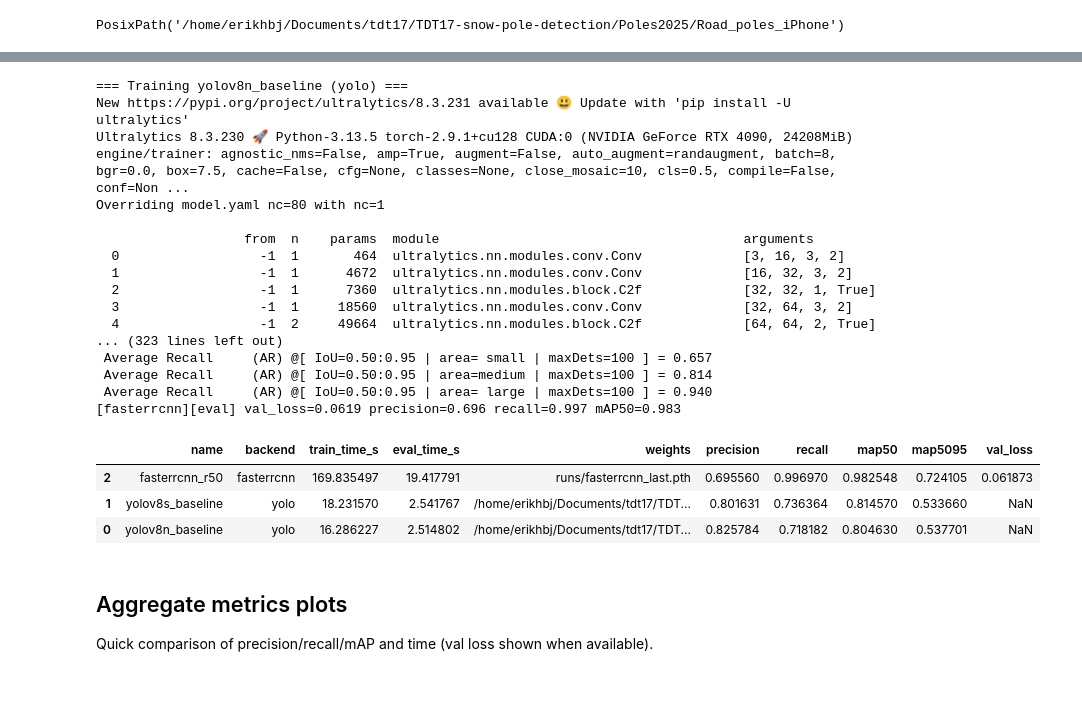
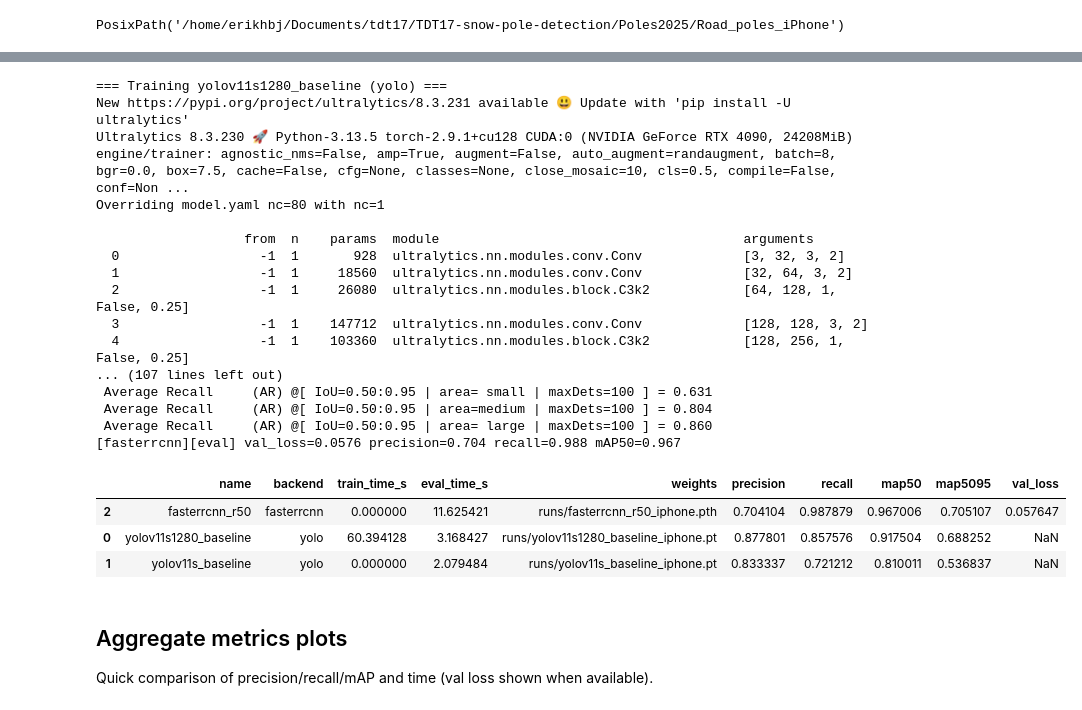
Before and after one commit to HesteBjorn/TDT17-snow-pole-detection, a Jupyter notebook: notebooks/models_exploration.ipynb, the cells around one changed output, grey strips where cells are left out. Drawn from its saved outputs; the diff is of its cells as text; code cells hidden in the pictures.

```diff
--- a/notebooks/models_exploration.ipynb
+++ b/notebooks/models_exploration.ipynb
@@ -14,8 +14,9 @@ import numpy as np
 import pandas as pd
 import matplotlib.pyplot as plt
 import seaborn as sns
+from PIL import Image
 
-# Normalize project root
+# Normalize project rootk
 PROJECT_ROOT = Path().resolve()
 if PROJECT_ROOT.name == "notebooks":
     PROJECT_ROOT = PROJECT_ROOT.parent
@@ -23,25 +24,27 @@ if str(PROJECT_ROOT) not in sys.path:
     sys.path.insert(0, str(PROJECT_ROOT))
 
 from src.predictors import get_detector
-from src.config import Paths, TrainingConfig, TorchvisionDetectionConfig
+from src.config import Paths, TrainingConfig, TorchvisionDetectionConfig, select_paths
 from src import data as data_utils
+from src.data import load_split_dataframe, infer_dataset_key
 
-# Dataset (YOLO format). Swap root to try another dataset.
-DATASET_ROOT = PROJECT_ROOT / "Poles2025/Road_poles_iPhone"
-# DATASET_ROOT = PROJECT_ROOT / "Poles2025/roadpoles_v1"
-paths = Paths(dataset_root=DATASET_ROOT)
+# Dataset selector
+dataset_name = 'iphone'
+paths = select_paths(dataset_name)
 
+import torch
 # Inference / matching controls
 CONF_THRESH = 0.25
 IOU_MATCH = 0.5
 OVERLAP_IOU_THRESH = 0.3
 MAX_EVAL_IMAGES = 400000
-DATASET_ROOT
+paths.dataset_root
 # %% [output]
 PosixPath('/home/erikhbj/Documents/tdt17/TDT17-snow-pole-detection/Poles2025/Road_poles_iPhone')
 # %%
 # Define experiments across backends
 experiments = [
+    {"name": "yolov11s1280_baseline", "backend": "yolo", "train_cfg": {"model": "yolo11s.pt", "epochs": 3, "batch": 8, "imgsz": 1280}},
     {"name": "yolov11s_baseline", "backend": "yolo", "train_cfg": {"model": "yolo11s.pt", "epochs": 3, "batch": 8, "imgsz": 640}},
     {"name": "fasterrcnn_r50", "backend": "fasterrcnn", "train_cfg": {"epochs": 3, "batch_size": 2, "lr": 0.005}},
 ]
@@ -81,63 +87,77 @@ def iou(box1, box2):
     union = area1 + area2 - inter + 1e-9
     return inter / union
 # %%
-# Train and evaluate all experiments
+# Train and evaluate all experiments (with cache)
 results_rows = []
 for exp in experiments:
     backend = exp["backend"]
-    print(f"=== Training {exp['name']} ({backend}) ===")
+    print(f"=== Training {exp["name"]} ({backend}) ===")
+    cache_name = f"{exp["name"]}_{dataset_name}"
+    cache_dir = paths.runs_dir
+    cache_dir.mkdir(parents=True, exist_ok=True)
+    if backend == "yolo":
+        weights_path = cache_dir / f"{cache_name}.pt"
+    else:
+        weights_path = cache_dir / f"{cache_name}.pth"
 
     if backend == "yolo":
         cfg = TrainingConfig(**exp["train_cfg"])
         overrides = {"name": exp["name"]}
         eval_kwargs = {"imgsz": cfg.imgsz, "batch": cfg.batch, "conf": CONF_THRESH}
     else:
         cfg = TorchvisionDetectionConfig(**exp["train_cfg"])
         overrides = None
         eval_kwargs = {}
 
     detector = get_detector(backend, paths=paths, train_cfg=cfg, overrides=overrides)
-    train_res = detector.train()
-    weights_path = exp.get("weights_override") or train_res.last_checkpoint
-    if weights_path is None:
-        raise RuntimeError("No weights produced for experiment" )
 
-    metrics = detector.evaluate(weights=Path(weights_path), **eval_kwargs)
+    if weights_path.exists():
+        print(f"[cache] Loading existing weights: {weights_path}")
+        train_time = 0.0  # Default fallback
+    else:
+        train_res = detector.train()
+        train_time = getattr(train_res, "train_time_seconds", None)
+        if train_res.last_checkpoint and Path(train_res.last_checkpoint).exists():
+            weights_path.write_bytes(Path(train_res.last_checkpoint).read_bytes())
+            print(f"[cache] Saved {weights_path}")
+
+    weights_to_eval = exp.get("weights_override") or weights_path
+    metrics = detector.evaluate(weights=Path(weights_to_eval), **eval_kwargs)
     m = metrics_from_results(metrics)
 
     results_rows.append({
         "name": exp["name"],
         "backend": backend,
-        "train_time_s": getattr(train_res, "train_time_seconds", None),
+        "train_time_s": train_time,
         "eval_time_s": getattr(metrics, "eval_time_seconds", None),
         "weights": str(weights_path),
         **m,
     })
 
 results_df = pd.DataFrame(results_rows)
 display(results_df.sort_values(["map50", "val_loss"], ascending=[False, True]))
 # %% [output]
-=== Training yolov8n_baseline (yolo) ===
+=== Training yolov11s1280_baseline (yolo) ===
 New https://pypi.org/project/ultralytics/8.3.231 available 😃 Update with 'pip install -U ultralytics'
 Ultralytics 8.3.230 🚀 Python-3.13.5 torch-2.9.1+cu128 CUDA:0 (NVIDIA GeForce RTX 4090, 24208MiB)
 engine/trainer: agnostic_nms=False, amp=True, augment=False, auto_augment=randaugment, batch=8, bgr=0.0, box=7.5, cache=False, cfg=None, classes=None, close_mosaic=10, cls=0.5, compile=False, conf=Non ...
 Overriding model.yaml nc=80 with nc=1
 
                    from  n    params  module                                       arguments
-  0                  -1  1       464  ultralytics.nn.modules.conv.Conv             [3, 16, 3, 2]
-  1                  -1  1      4672  ultralytics.nn.modules.conv.Conv             [16, 32, 3, 2]
-  2                  -1  1      7360  ultralytics.nn.modules.block.C2f             [32, 32, 1, True]
-  3                  -1  1     18560  ultralytics.nn.modules.conv.Conv             [32, 64, 3, 2]
-  4                  -1  2     49664  ultralytics.nn.modules.block.C2f             [64, 64, 2, True]
-... (323 lines left out)
- Average Recall     (AR) @[ IoU=0.50:0.95 | area= small | maxDets=100 ] = 0.657
- Average Recall     (AR) @[ IoU=0.50:0.95 | area=medium | maxDets=100 ] = 0.814
- Average Recall     (AR) @[ IoU=0.50:0.95 | area= large | maxDets=100 ] = 0.940
-[fasterrcnn][eval] val_loss=0.0619 precision=0.696 recall=0.997 mAP50=0.983
+  0                  -1  1       928  ultralytics.nn.modules.conv.Conv             [3, 32, 3, 2]
+  1                  -1  1     18560  ultralytics.nn.modules.conv.Conv             [32, 64, 3, 2]
+  2                  -1  1     26080  ultralytics.nn.modules.block.C3k2            [64, 128, 1, False, 0.25]
+  3                  -1  1    147712  ultralytics.nn.modules.conv.Conv             [128, 128, 3, 2]
+  4                  -1  1    103360  ultralytics.nn.modules.block.C3k2            [128, 256, 1, False, 0.25]
+... (107 lines left out)
+ Average Recall     (AR) @[ IoU=0.50:0.95 | area= small | maxDets=100 ] = 0.631
+ Average Recall     (AR) @[ IoU=0.50:0.95 | area=medium | maxDets=100 ] = 0.804
+ Average Recall     (AR) @[ IoU=0.50:0.95 | area= large | maxDets=100 ] = 0.860
+[fasterrcnn][eval] val_loss=0.0576 precision=0.704 recall=0.988 mAP50=0.967
 |  | name | backend | train_time_s | eval_time_s | weights | precision | recall | map50 | map5095 | val_loss |
-| 2 | fasterrcnn_r50 | fasterrcnn | 169.835497 | 19.417791 | runs/fasterrcnn_last.pth | 0.695560 | 0.996970 | 0.982548 | 0.724105 | 0.061873 |
-| 1 | yolov8s_baseline | yolo | 18.231570 | 2.541767 | /home/erikhbj/Documents/tdt17/TDT... | 0.801631 | 0.736364 | 0.814570 | 0.533660 | NaN |
-| 0 | yolov8n_baseline | yolo | 16.286227 | 2.514802 | /home/erikhbj/Documents/tdt17/TDT... | 0.825784 | 0.718182 | 0.804630 | 0.537701 | NaN |
+| 2 | fasterrcnn_r50 | fasterrcnn | 0.000000 | 11.625421 | runs/fasterrcnn_r50_iphone.pth | 0.704104 | 0.987879 | 0.967006 | 0.705107 | 0.057647 |
+| 0 | yolov11s1280_baseline | yolo | 60.394128 | 3.168427 | runs/yolov11s1280_baseline_iphone.pt | 0.877801 | 0.857576 | 0.917504 | 0.688252 | NaN |
+| 1 | yolov11s_baseline | yolo | 0.000000 | 2.079484 | runs/yolov11s_baseline_iphone.pt | 0.833337 | 0.721212 | 0.810011 | 0.536837 | NaN |
 # %% [markdown]
 ## Aggregate metrics plots
 Quick comparison of precision/recall/mAP and time (val loss shown when available).
```
Also changed, not shown: parts of 9 cells of this notebook, 6 other files.
